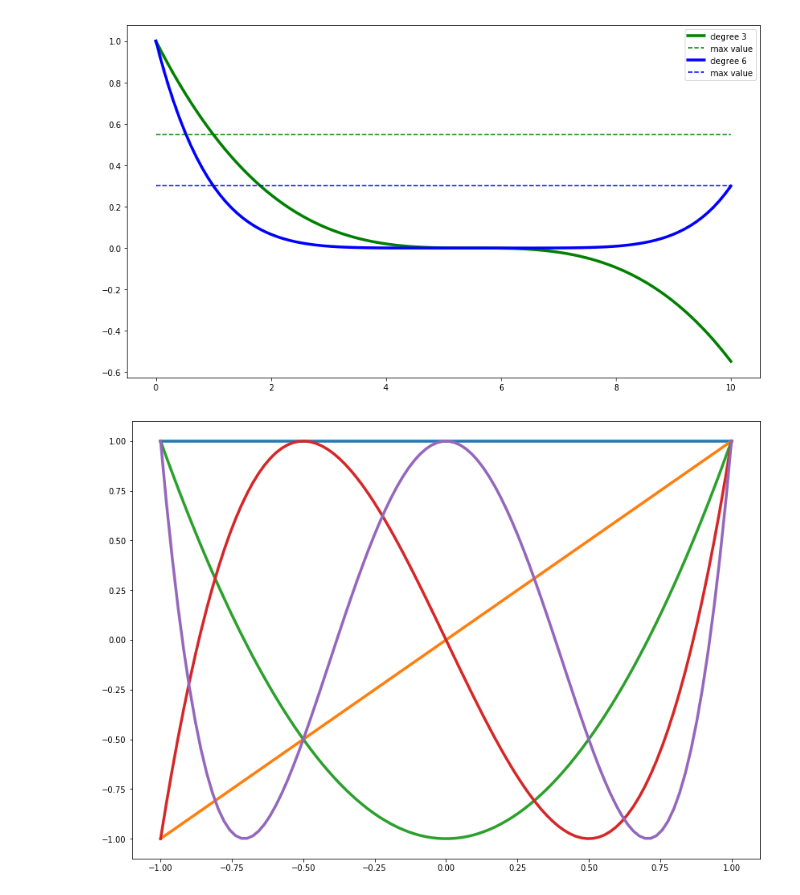
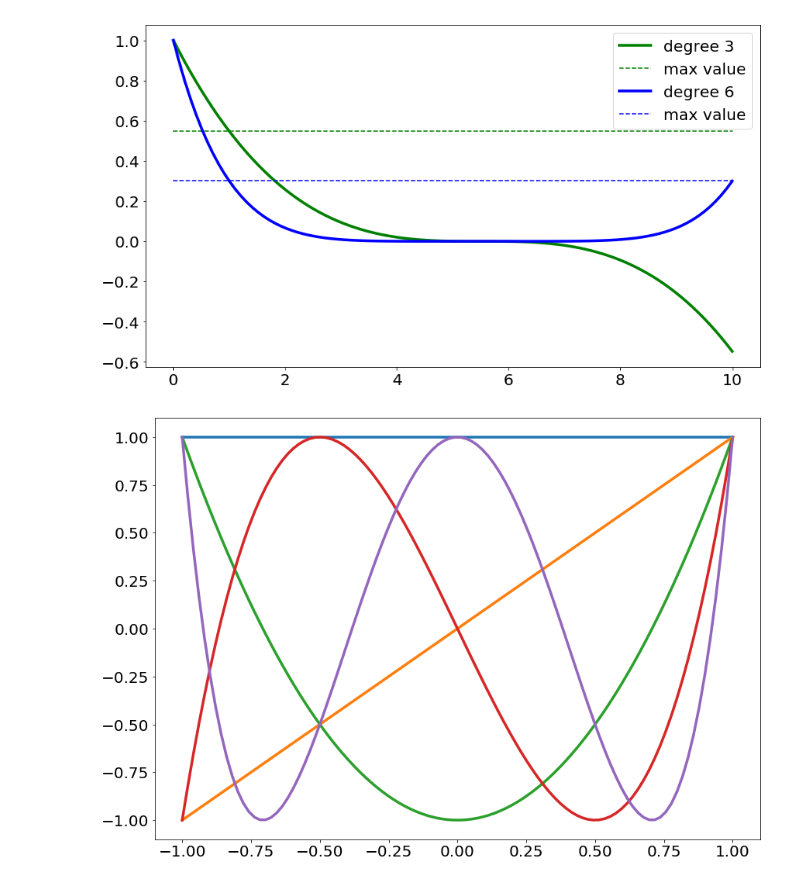
Before and after one commit to ee227c/ee227c.github.io, a Jupyter notebook: notes/lecture6.ipynb, the cells around one changed output. Cells and saved outputs as stored; diff of their text form; code cells hidden in the pictures.

```diff
--- a/notes/lecture6.ipynb
+++ b/notes/lecture6.ipynb
@@ -59,11 +59,13 @@ plt.plot(xs, p(3, xs), 'g-', label='degree 3', **kwargs)
 plt.plot(xs, [p(3, alpha)]*len(xs), 'g--', label='max value')
 plt.plot(xs, p(6, xs), 'b-', label='degree 6', **kwargs)
 plt.plot(xs, [p(6, alpha)]*len(xs), 'b--', label='max value')
-plt.legend()
+plt.xticks(fontsize=20)
+plt.yticks(fontsize=20)
+plt.legend(fontsize=20)
 pp = PdfPages('figures/lecture6-naive_polynome.pdf')
 plt.savefig(pp, format='pdf')
 # %% [output]
-[figure, old version]
+[figure, new version]
 # %%
 def T(k, a):
     """Chebyshev polynomial of degree k"""
@@ -74,11 +76,14 @@ def T(k, a):
 # %%
 xs = np.linspace(-1, 1, 100)
 plt.figure(figsize=(14, 10))
 _ = [plt.plot(xs, T(k, xs), **kwargs) for k in range(0, 5)]
+plt.xticks(fontsize=20)
+plt.yticks(fontsize=20)
+plt.legend(fontsize=20)
 pp = PdfPages('figures/lecture6-cheb_polynome.pdf')
 plt.savefig(pp, format='pdf')
 # %% [output]
-[figure, old version]
+[figure, new version]
 # %%
 def P(k, a, alpha=1, beta=10.0):
     """Rescaled Chebyshev polynomial."""
```
Also changed, not shown: parts of 4 cells of this notebook, 7 other files.
